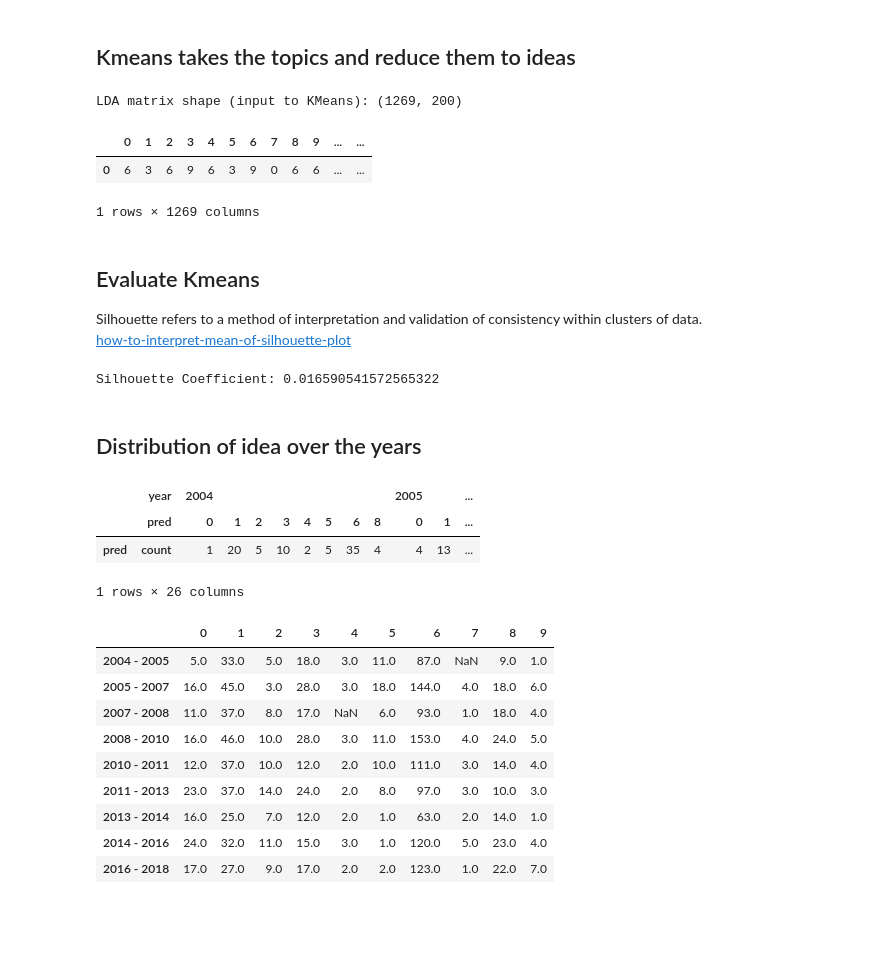
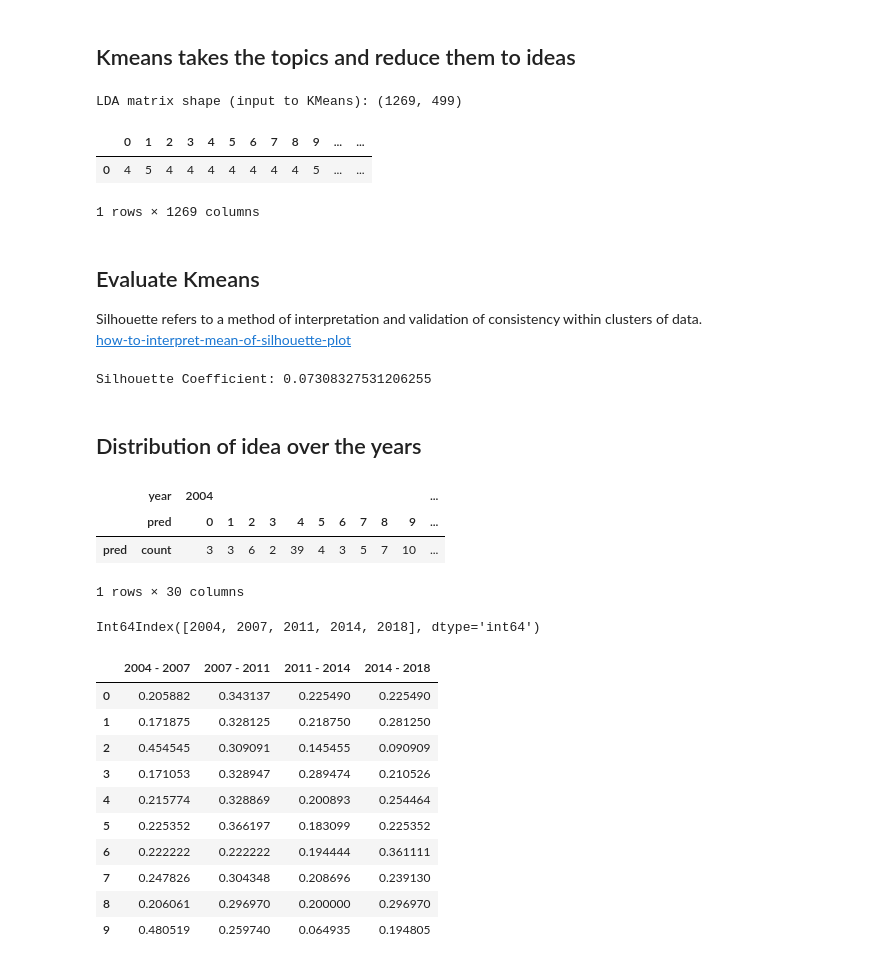
Before and after one commit to pchampio/EGC-2020, a Jupyter notebook: summary.ipynb, the cells around one changed output. Cells and saved outputs as stored; diff of their text form; code cells hidden in the pictures; blank space fills up the shorter version.

```diff
--- a/summary.ipynb
+++ b/summary.ipynb
@@ -53,3 +50,0 @@ Grand total of 1269 articles
-# %%
-df['lng_title'] = df['title'].apply( lambda x : detect(x))
-df['lng_abstract'] = df['abstract'].apply( lambda x : detect(x) if x is not pd.np.nan else pd.np.nan)
@@ -217,7 +167,7 @@ corpus_for_lda = bow_corpus
 if USE_TF_IDF:
     corpus_for_lda = corpus_tfidf
 
-lda_model = gensim.models.LdaMulticore(corpus_tfidf, num_topics=200, id2word=id2word, passes=2,  workers=4)
+lda_model = gensim.models.LdaMulticore(corpus_tfidf, num_topics=500, id2word=id2word, passes=2,  workers=4)
 # %%
 for idx, topic in lda_model.print_topics(-1)[:5]:
     print('\nTopic: {} \nWords: {}'.format(idx, topic))
@@ -335,7 +288,7 @@ from sklearn.cluster import AffinityPropagation
 
 print('LDA matrix shape (input to KMeans):', lda_csc_matrix.shape)
 
-km = KMeans(n_clusters=10, init='k-means++', max_iter=100, n_init=4, verbose=False, random_state=10)
+km = KMeans(n_clusters=10, init='k-means++', max_iter=100, n_init=100, verbose=False, random_state=1)
 km.fit(lda_csc_matrix)
 
 display(pd.DataFrame(km.labels_).T)
@@ -343,9 +296,9 @@ display(pd.DataFrame(km.labels_).T)
 df['pred'] = km.labels_
 n_clusters = km.n_clusters
 # %% [output]
-LDA matrix shape (input to KMeans): (1269, 200)
+LDA matrix shape (input to KMeans): (1269, 499)
 |  | 0 | 1 | 2 | 3 | 4 | 5 | 6 | 7 | 8 | 9 | ... | ... |
-| 0 | 6 | 3 | 6 | 9 | 6 | 3 | 9 | 0 | 6 | 6 | ... | ... |
+| 0 | 4 | 5 | 4 | 4 | 4 | 4 | 4 | 4 | 4 | 5 | ... | ... |
 1 rows × 1269 columns
 # %%
 class cluster_label():
@@ -402,12 +355,12 @@ Silhouette refers to a method of interpretation and validation of consistency wi
 silhouette_avg = metrics.silhouette_score(lda_csc_matrix, km.labels_)
 print('Silhouette Coefficient:', silhouette_avg)
 # %% [output]
-Silhouette Coefficient: 0.016590541572565322
+Silhouette Coefficient: 0.07308327531206255
 # %% [markdown]
 ## Distribution of idea over the years
 # %%
 # Year sampling, (-> ['2004 to 2006', '2007 to 2009', .. ])
-NUM_OF_SEP = 10 # number of partition
+NUM_OF_SEP = 5 # number of partition
 # %%
 # Group the year, while keeping the prediction dissimilarity AND count the number of article for onw prediction
 A = df.groupby(['year', 'pred']).agg({'pred': ['count']})
@@ -420,48 +373,53 @@ df_label_count_sampled_year = pd.DataFrame(index=[x for x in range(n_clusters)])
 start = pd.Timestamp('2004')
 end = pd.Timestamp('2018')
 ye_sampling = np.linspace(start.value, end.value, NUM_OF_SEP)
 ye_sampling = pd.to_datetime(ye_sampling).year
+display(ye_sampling)
 
 # For each year's partitions
 for start, end in zip(ye_sampling[:-1], ye_sampling[1:]):
 
     # query the current partition into the df
     _splited_df = A.query('year >= '+ str(start) + ' & year < ' + str(end+1))
 
     # label conter for each year of the partition
     from collections import defaultdict
     class_count = {}
     class_count = defaultdict(lambda:0, class_count)
 
     for ((year, label_id, a), count_obj) in _splited_df.stack().iterrows():
         class_count[label_id] += count_obj[0]
         # VERBOSE
         # print("Year {} has a label {:3} documents related to the label id: {:3}".format(year, count_obj[0], label_id ))
 
     # total of document for each label of the current partition
     class_count = dict(class_count)
     # VERBOSE
     # display(class_count)
 
     df_label_count_sampled_year["{} - {}".format(start, end)] = pd.Series(class_count)
 
-df_label_count_sampled_year = df_label_count_sampled_year.T
+# To percent
+df_label_count_sampled_year = df_label_count_sampled_year.apply(lambda x: x / x.sum(), axis=1)
+
 display(df_label_count_sampled_year)
 # %% [output]
-|  | year | 2004 |  |  |  |  |  |  |  | 2005 |  | ... |
-|  | pred | 0 | 1 | 2 | 3 | 4 | 5 | 6 | 8 | 0 | 1 | ... |
-| pred | count | 1 | 20 | 5 | 10 | 2 | 5 | 35 | 4 | 4 | 13 | ... |
+|  | year | 2004 |  |  |  |  |  |  |  |  |  | ... |
+|  | pred | 0 | 1 | 2 | 3 | 4 | 5 | 6 | 7 | 8 | 9 | ... |
+| pred | count | 3 | 3 | 6 | 2 | 39 | 4 | 3 | 5 | 7 | 10 | ... |
-1 rows × 26 columns
+1 rows × 30 columns
+Int64Index([2004, 2007, 2011, 2014, 2018], dtype='int64')
-|  | 0 | 1 | 2 | 3 | 4 | 5 | 6 | 7 | 8 | 9 |
-| 2004 - 2005 | 5.0 | 33.0 | 5.0 | 18.0 | 3.0 | 11.0 | 87.0 | NaN | 9.0 | 1.0 |
-| 2005 - 2007 | 16.0 | 45.0 | 3.0 | 28.0 | 3.0 | 18.0 | 144.0 | 4.0 | 18.0 | 6.0 |
-| 2007 - 2008 | 11.0 | 37.0 | 8.0 | 17.0 | NaN | 6.0 | 93.0 | 1.0 | 18.0 | 4.0 |
-| 2008 - 2010 | 16.0 | 46.0 | 10.0 | 28.0 | 3.0 | 11.0 | 153.0 | 4.0 | 24.0 | 5.0 |
-| 2010 - 2011 | 12.0 | 37.0 | 10.0 | 12.0 | 2.0 | 10.0 | 111.0 | 3.0 | 14.0 | 4.0 |
-| 2011 - 2013 | 23.0 | 37.0 | 14.0 | 24.0 | 2.0 | 8.0 | 97.0 | 3.0 | 10.0 | 3.0 |
-| 2013 - 2014 | 16.0 | 25.0 | 7.0 | 12.0 | 2.0 | 1.0 | 63.0 | 2.0 | 14.0 | 1.0 |
-| 2014 - 2016 | 24.0 | 32.0 | 11.0 | 15.0 | 3.0 | 1.0 | 120.0 | 5.0 | 23.0 | 4.0 |
-| 2016 - 2018 | 17.0 | 27.0 | 9.0 | 17.0 | 2.0 | 2.0 | 123.0 | 1.0 | 22.0 | 7.0 |
+|  | 2004 - 2007 | 2007 - 2011 | 2011 - 2014 | 2014 - 2018 |
+| 0 | 0.205882 | 0.343137 | 0.225490 | 0.225490 |
+| 1 | 0.171875 | 0.328125 | 0.218750 | 0.281250 |
+| 2 | 0.454545 | 0.309091 | 0.145455 | 0.090909 |
+| 3 | 0.171053 | 0.328947 | 0.289474 | 0.210526 |
+| 4 | 0.215774 | 0.328869 | 0.200893 | 0.254464 |
+| 5 | 0.225352 | 0.366197 | 0.183099 | 0.225352 |
+| 6 | 0.222222 | 0.222222 | 0.194444 | 0.361111 |
+| 7 | 0.247826 | 0.304348 | 0.208696 | 0.239130 |
+| 8 | 0.206061 | 0.296970 | 0.200000 | 0.296970 |
+| 9 | 0.480519 | 0.259740 | 0.064935 | 0.194805 |
 # %%
 from matplotlib.ticker import FuncFormatter
 
```
Also changed, not shown: parts of 13 cells of this notebook, 1 other file.
